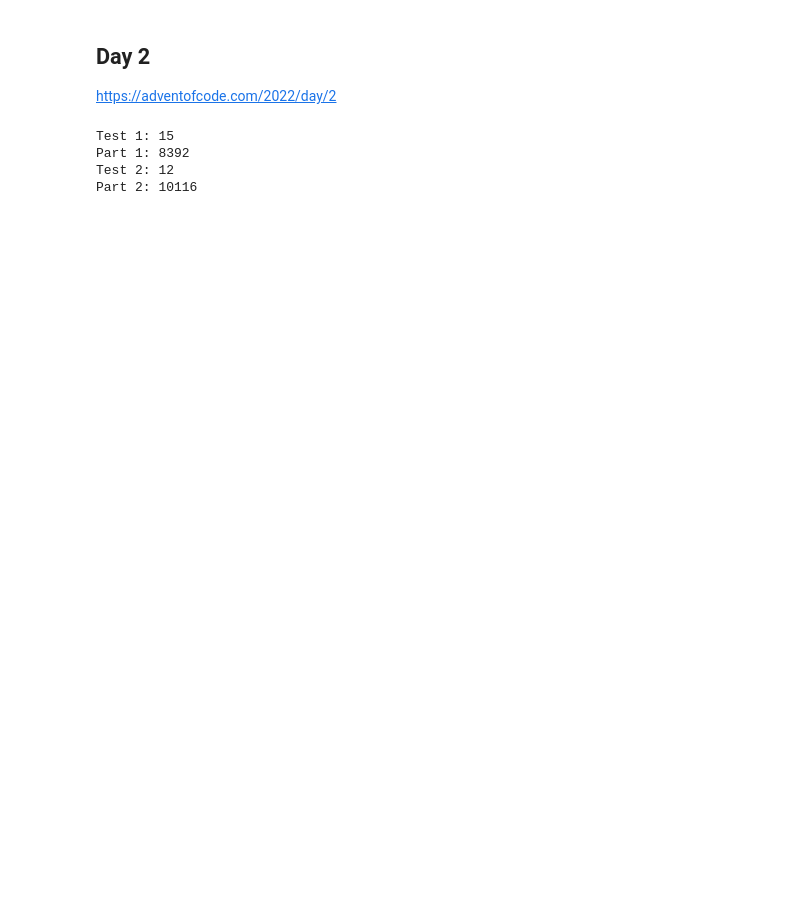
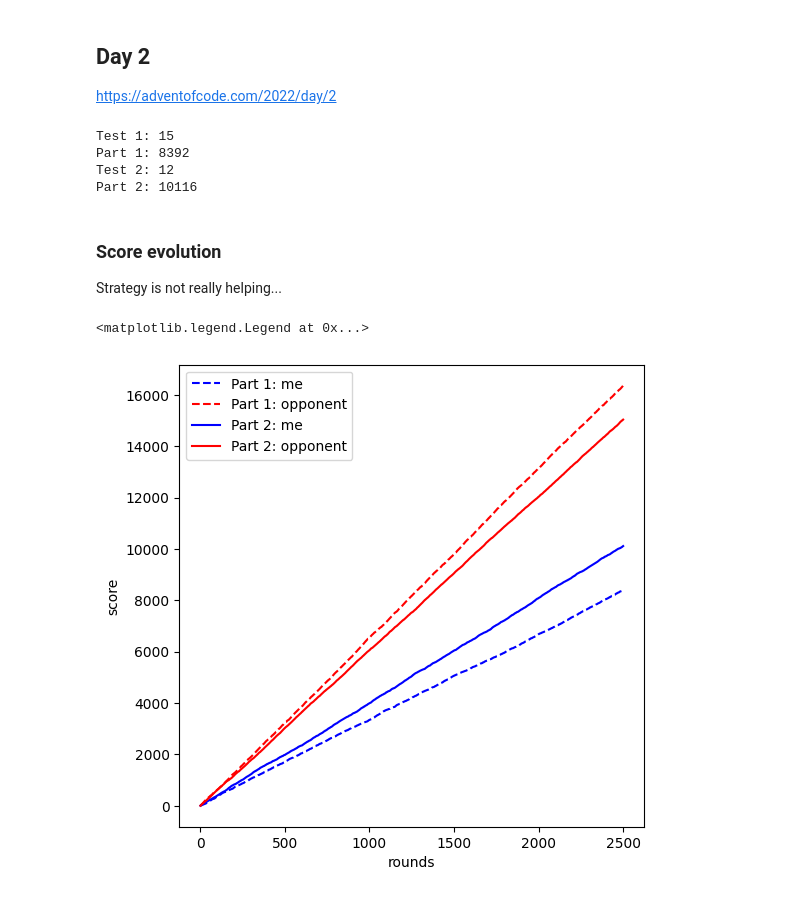
Before and after one commit to marcodelmastro/AdventOfCode2022, a Jupyter notebook: Day02.ipynb, the cells around one changed output. Cells and saved outputs as stored; diff of their text form; code cells hidden in the pictures; blank space fills up the shorter version.

Commit message:
Score evolution visualization

```diff
--- a/Day02.ipynb
+++ b/Day02.ipynb
@@ -53,3 +53,37 @@ Test 1: 15
 Part 1: 8392
 Test 2: 12
 Part 2: 10116
+# %% [markdown]
+### Score evolution
+
+Strategy is not really helping...
+# %%
+import matplotlib.pyplot as plt
+
+data = parse02("data/input02.txt")
+
+score1b = [ score(a,b) for a,b in data ]
+score1a = [ score(b,a) for a,b in data ]
+score2b = [score(a,R[x][a]) for a,x in data]
+score2a = [score(R[x][a],a) for a,x in data]
+
+t = range(1,len(score1b)+1)
+score1a_tot = [ sum(score1a[:i]) for i in range(len(score1a)) ]
+score1b_tot = [ sum(score1b[:i]) for i in range(len(score1b)) ]
+score2a_tot = [ sum(score2a[:i]) for i in range(len(score2a)) ]
+score2b_tot = [ sum(score2b[:i]) for i in range(len(score2b)) ]
+
+fig = plt.figure(1,(6,6))
+
+ax = plt.subplot(1,1,1)
+plt.plot(t,score1b_tot,label="Part 1: me"      ,c="blue",linestyle="--")
+plt.plot(t,score1a_tot,label="Part 1: opponent",c="red" ,linestyle="--")
+plt.plot(t,score2b_tot,label="Part 2: me"      ,c="blue",linestyle="-")
+plt.plot(t,score2a_tot,label="Part 2: opponent",c="red" ,linestyle="-")
+
+plt.xlabel('rounds')
+plt.ylabel('score')
+ax.legend()
+# %% [output]
+<matplotlib.legend.Legend at 0x...>
+[figure, added]
```
